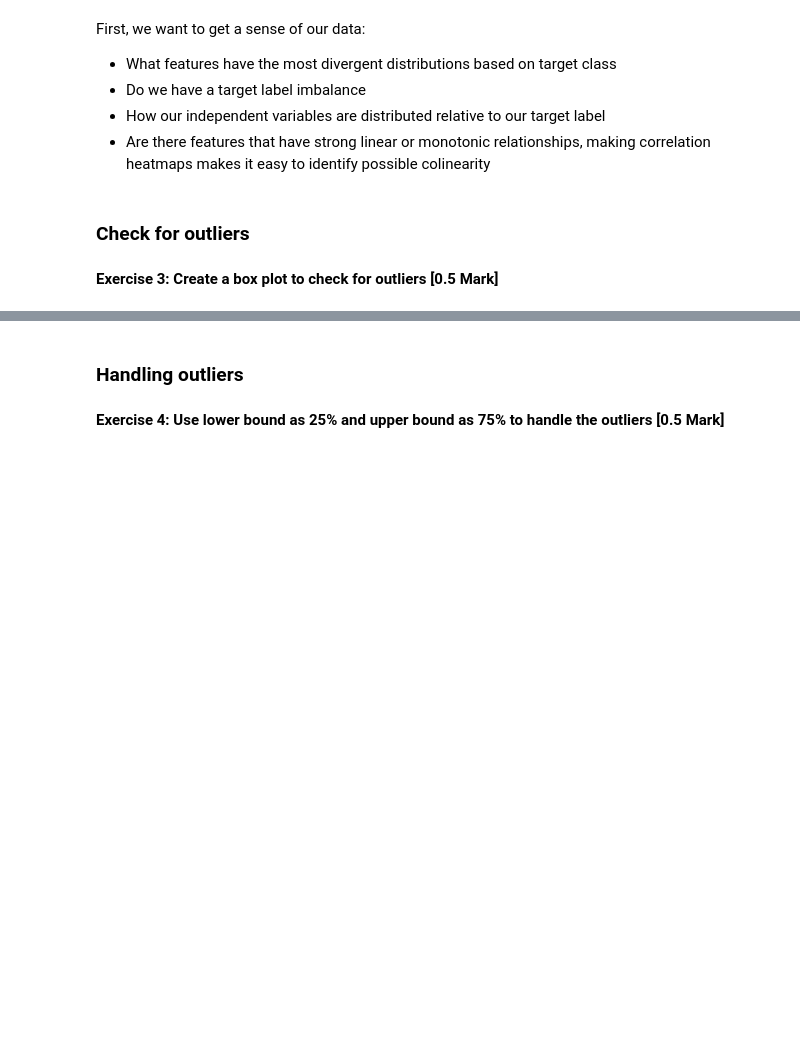
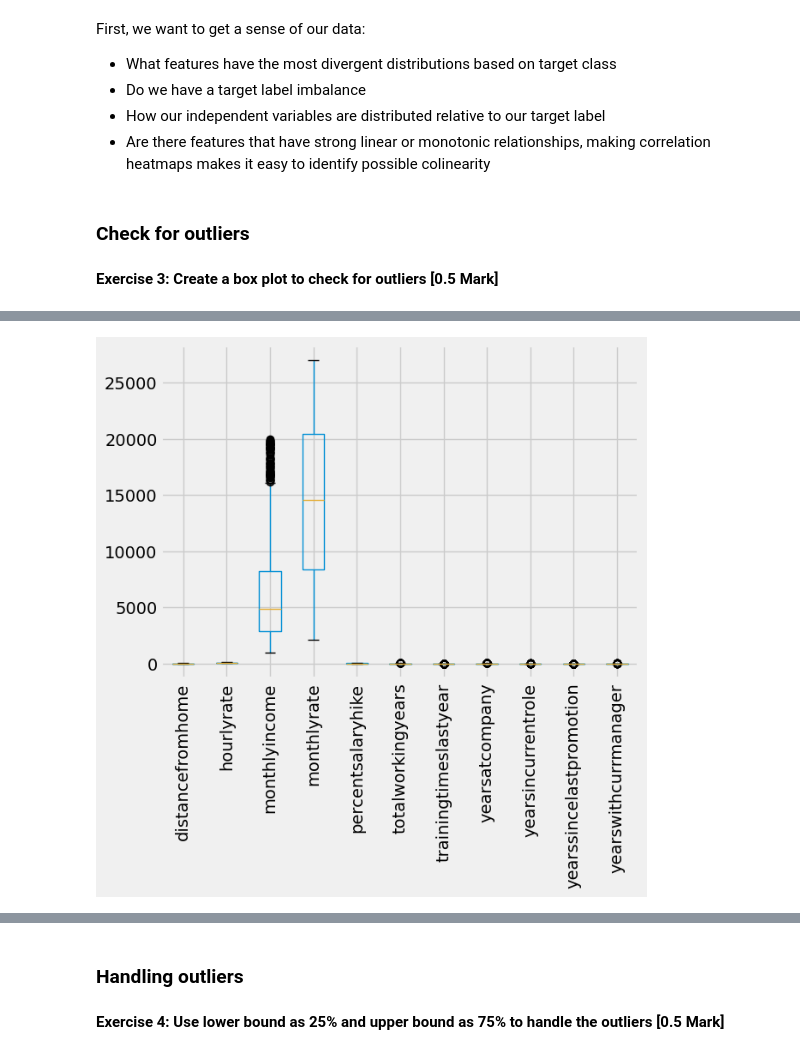
Before and after one commit to HarishAchappaKallira/hakcds, a Jupyter notebook: M2_MP4_NB_Employee_Attrition_Prediction.ipynb, the cells around one changed output, grey strips where cells are left out. Drawn from its saved outputs; the diff is of its cells as text; code cells hidden in the pictures; blank space fills up the shorter version.

```diff
--- a/M2_MP4_NB_Employee_Attrition_Prediction.ipynb
+++ b/M2_MP4_NB_Employee_Attrition_Prediction.ipynb
@@ -132,0 +492,13 @@ First, we want to get a sense of our data:
+# %%
+#Harish
+#Look only at real numeric columns for box plot quartiles - ignore numeric encoded box plots
+num_cols = ['distancefromhome', 'hourlyrate', 'monthlyincome', 'monthlyrate', 'percentsalaryhike', 'totalworkingyears', 'trainingtimeslastyear', 'yearsatcompany', 'yearsincurrentrole', 'yearssincelastpromotion', 'yearswithcurrmanager']
+
+# create num_df from numeric_df1 containing only columns from num_cols
+num_df = numeric_df1[num_cols]
+
+num_df.boxplot()
+plt.xticks(rotation=90)
+plt.show()
+# %% [output]
+[figure, added]
```
Also changed, not shown: parts of 83 cells of this notebook.
